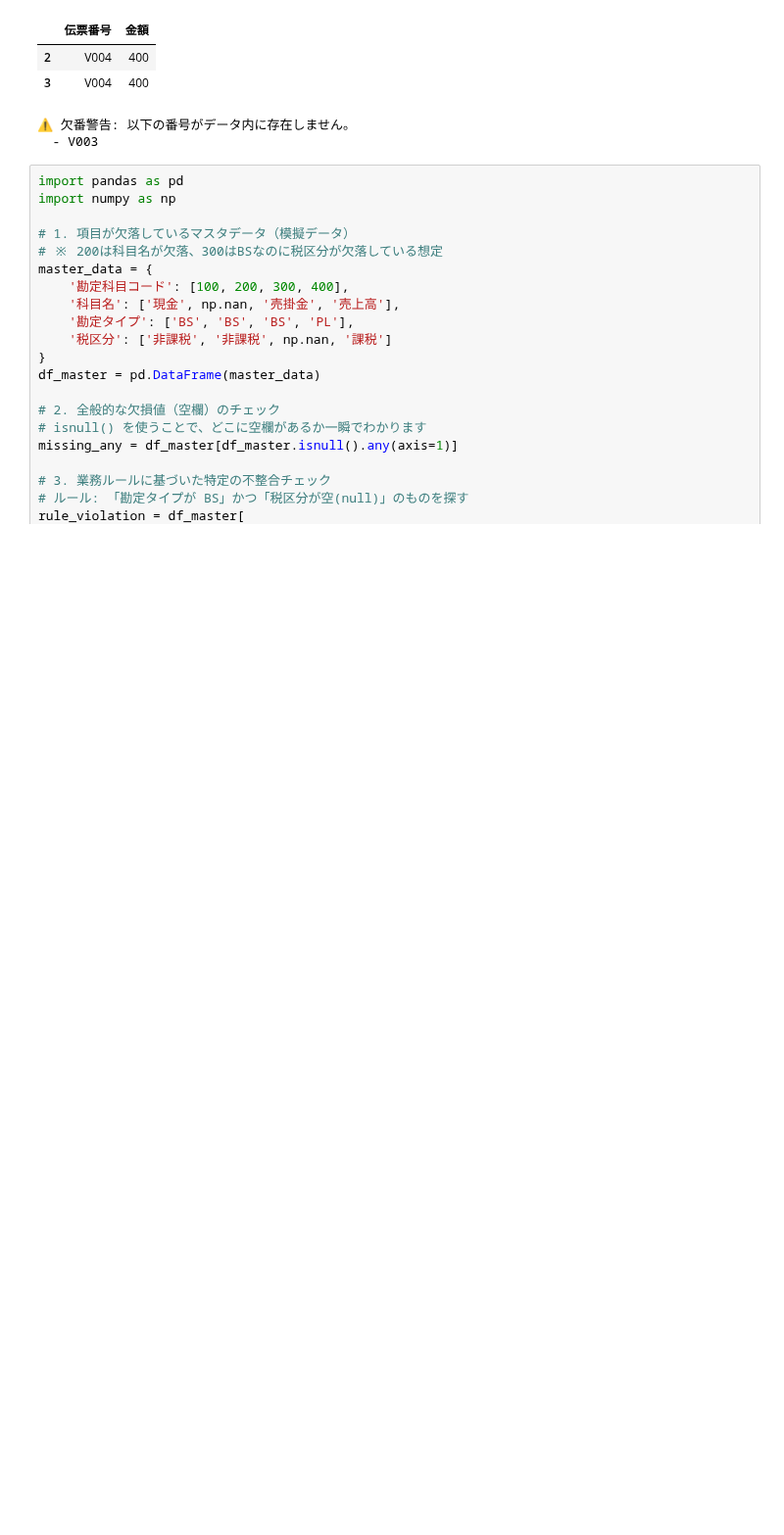
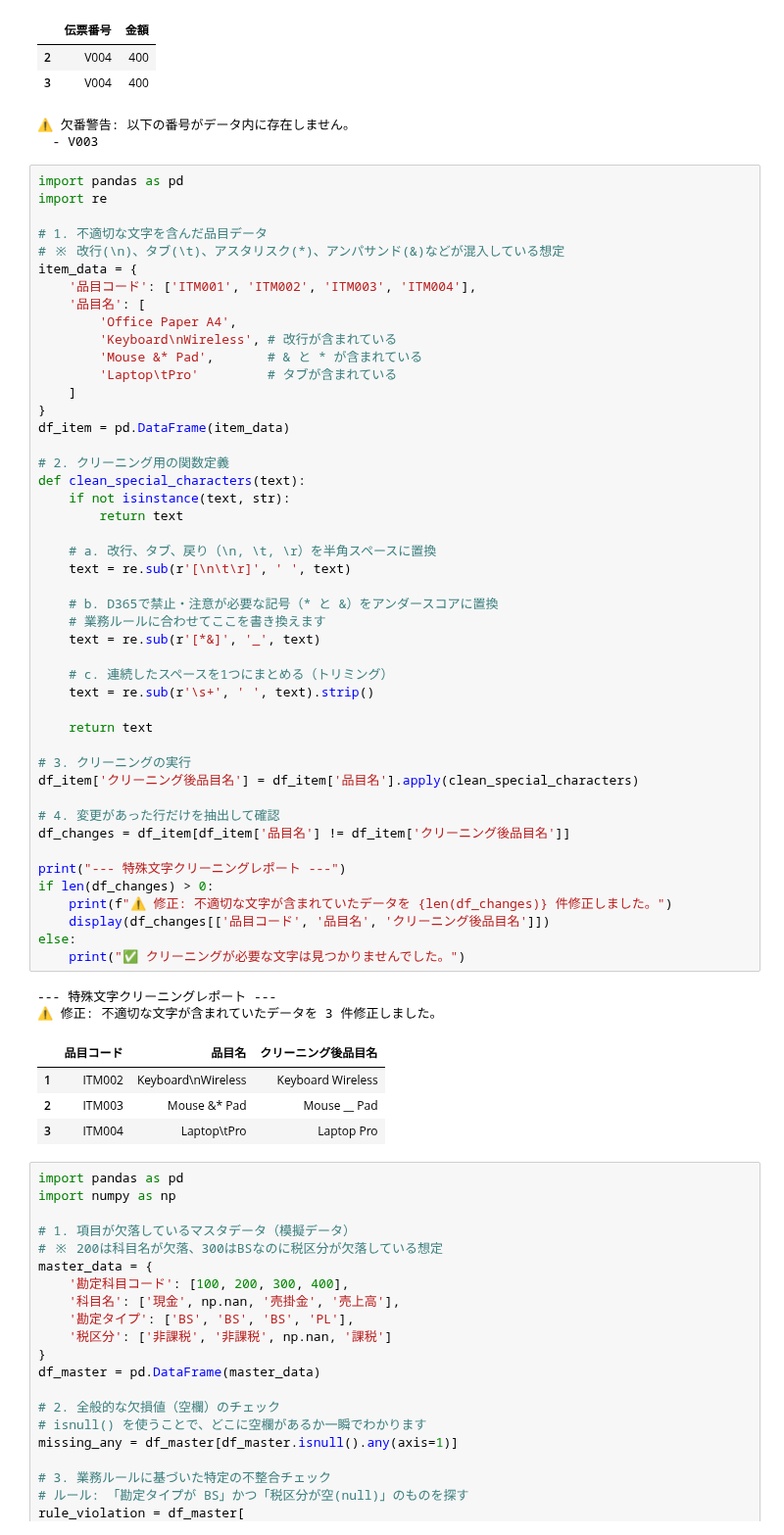
Before and after one commit to Koji-Accounting-Tech/D365-Finance-Data-Validator, a Jupyter notebook: D365_Data_Processing.ipynb, the cells around one changed output. Shown at 98% size. Cells and saved outputs as stored; diff of their text form; blank space fills up the shorter version.

```diff
--- a/D365_Data_Processing.ipynb
+++ b/D365_Data_Processing.ipynb
@@ -134,6 +134,59 @@ else:
 | 3 | V004 | 400 |
 ⚠️ 欠番警告: 以下の番号がデータ内に存在しません。
   - V003
+# %%
+import pandas as pd
+import re
+
+# 1. 不適切な文字を含んだ品目データ
+# ※ 改行(\n)、タブ(\t)、アスタリスク(*)、アンパサンド(&)などが混入している想定
+item_data = {
+    '品目コード': ['ITM001', 'ITM002', 'ITM003', 'ITM004'],
+    '品目名': [
+        'Office Paper A4',
+        'Keyboard\nWireless', # 改行が含まれている
+        'Mouse &* Pad',       # & と * が含まれている
+        'Laptop\tPro'         # タブが含まれている
+    ]
+}
+df_item = pd.DataFrame(item_data)
+
+# 2. クリーニング用の関数定義
+def clean_special_characters(text):
+    if not isinstance(text, str):
+        return text
+
+    # a. 改行、タブ、戻り（\n, \t, \r）を半角スペースに置換
+    text = re.sub(r'[\n\t\r]', ' ', text)
+
+    # b. D365で禁止・注意が必要な記号（* と &）をアンダースコアに置換
+    # 業務ルールに合わせてここを書き換えます
+    text = re.sub(r'[*&]', '_', text)
+
+    # c. 連続したスペースを1つにまとめる（トリミング）
+    text = re.sub(r'\s+', ' ', text).strip()
+
+    return text
+
+# 3. クリーニングの実行
+df_item['クリーニング後品目名'] = df_item['品目名'].apply(clean_special_characters)
+
+# 4. 変更があった行だけを抽出して確認
+df_changes = df_item[df_item['品目名'] != df_item['クリーニング後品目名']]
+
+print("--- 特殊文字クリーニングレポート ---")
+if len(df_changes) > 0:
+    print(f"⚠️ 修正: 不適切な文字が含まれていたデータを {len(df_changes)} 件修正しました。")
+    display(df_changes[['品目コード', '品目名', 'クリーニング後品目名']])
+else:
+    print("✅ クリーニングが必要な文字は見つかりませんでした。")
+# %% [output]
+--- 特殊文字クリーニングレポート ---
+⚠️ 修正: 不適切な文字が含まれていたデータを 3 件修正しました。
+|  | 品目コード | 品目名 | クリーニング後品目名 |
+| 1 | ITM002 | Keyboard\nWireless | Keyboard Wireless |
+| 2 | ITM003 | Mouse &* Pad | Mouse __ Pad |
+| 3 | ITM004 | Laptop\tPro | Laptop Pro |
 # %%
 import pandas as pd
 import numpy as np
```
